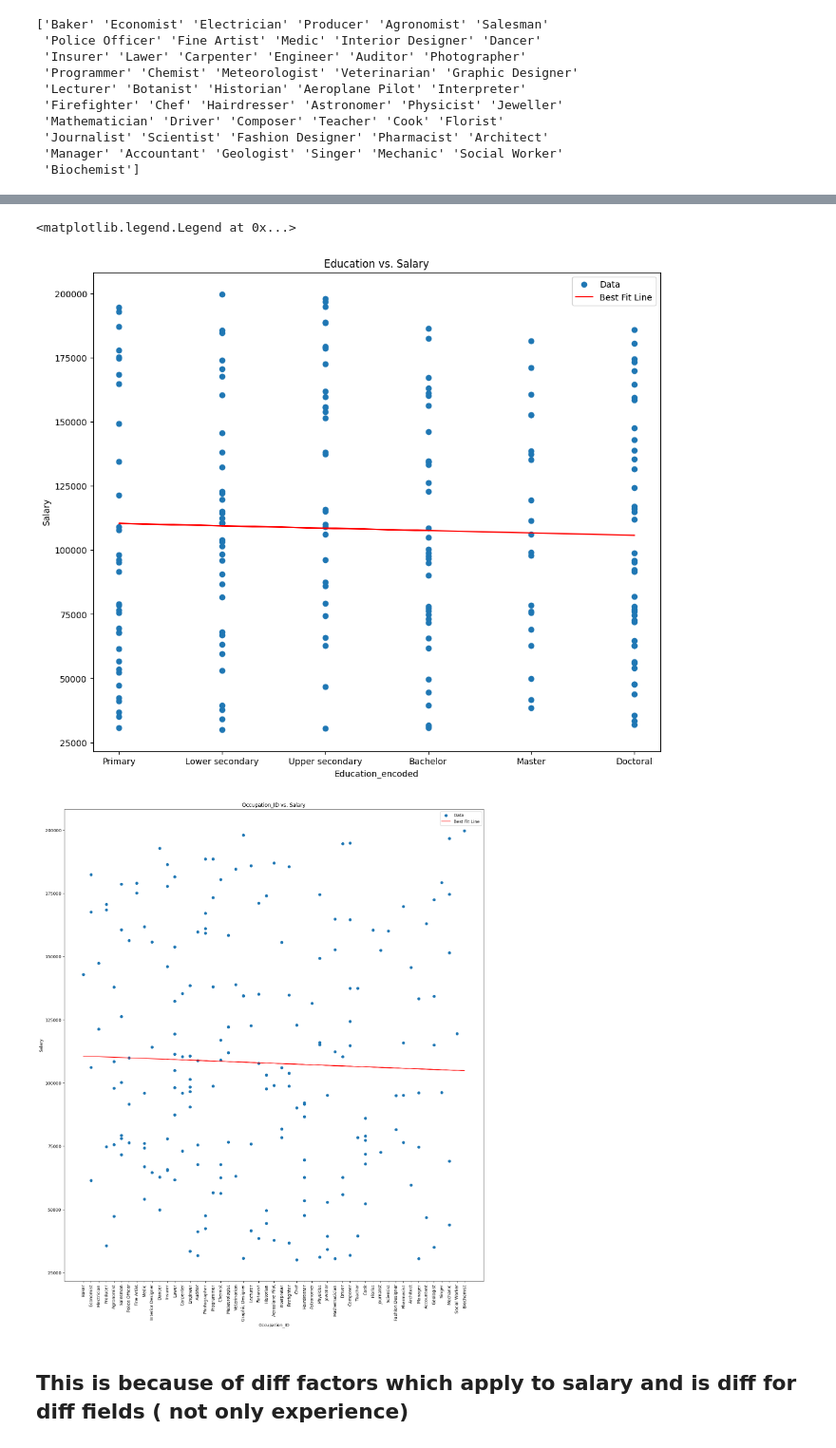
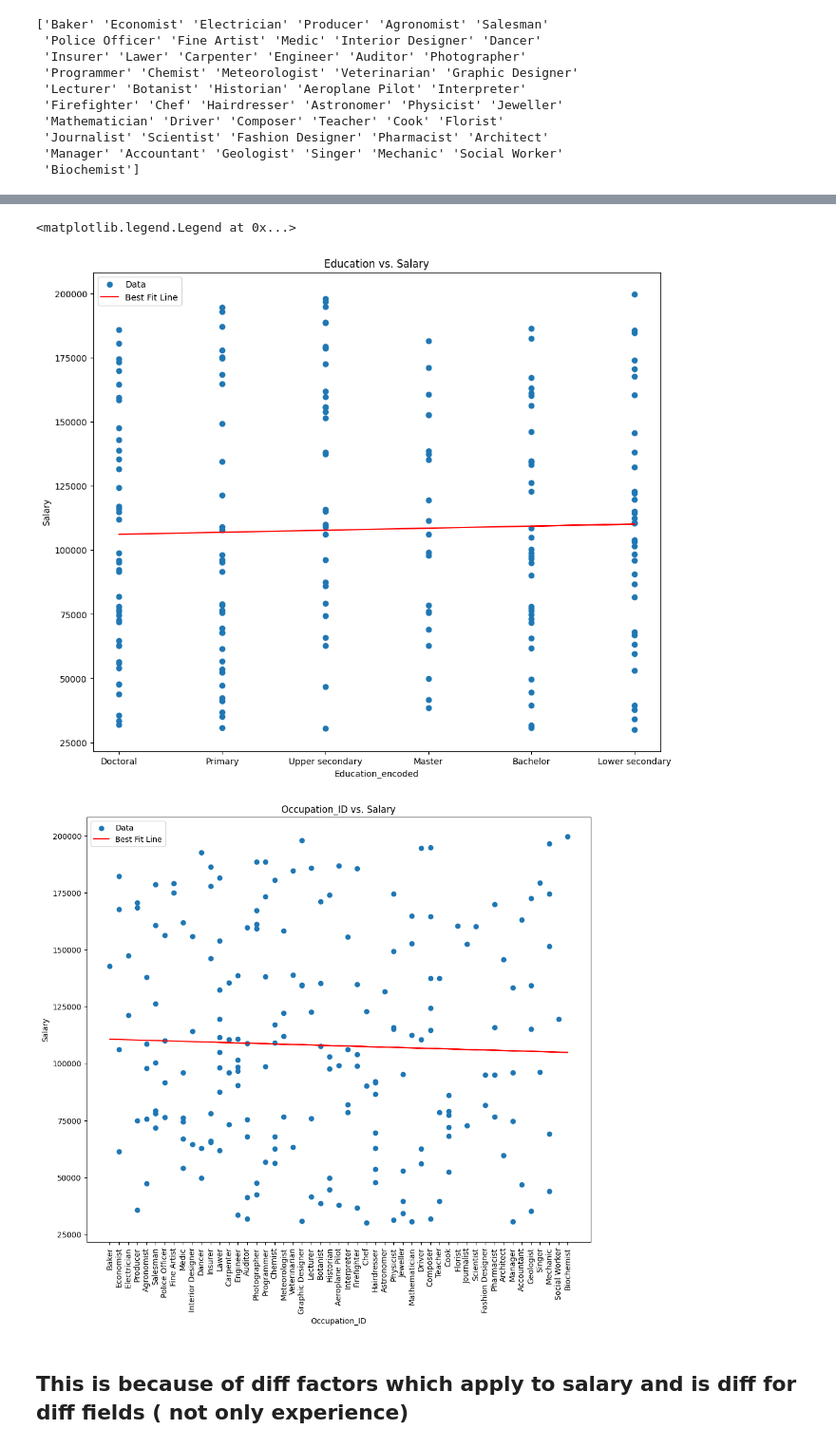
Before and after one commit to bhavyanarnoli/MachineLearning-CSE543, a Jupyter notebook: Assignment2/BhavyaNarnoli-2021316-asssignment-2.ipynb, the cells around one changed output, grey strips where cells are left out. Shown at 95% size. Saved outputs shown, nothing was run; the diff lists cells and outputs as text; code cells hidden in the pictures.

```diff
--- a/Assignment2/BhavyaNarnoli-2021316-asssignment-2.ipynb
+++ b/Assignment2/BhavyaNarnoli-2021316-asssignment-2.ipynb
@@ -113,7 +113,8 @@ column_values = df['Education']
 
     # Calculate unique values and their counts
 unique_values, value_counts = column_values.unique(), column_values.value_counts()
-
+education_mapping = {education : idx+1 for idx, education in enumerate(unique_values)}
+print(education_mapping)
     # Iterate through unique values and print both the value and the number of rows
 
 print(value_counts)
@@ -128,12 +130,3 @@ Master             21
 Name: count, dtype: int64
 # %% [markdown]
 ## Mapping the values to primary - 1 , Lower secondary - 2 , Upper secondary - 3 , Bachelor - 4 , Master - 5 , Doctoral - 6
-# %%
-education_mapping = {
-    'Primary': 1,
-    'Lower secondary': 2,
-    'Upper secondary': 3,
-    'Bachelor': 4,
-    'Master': 5,
-    'Doctoral': 6
-}
@@ -193,12 +188,25 @@ Education_encoded
 Name: Salary, dtype: int64
 # %%
 
+import numpy as np
+
+# Assuming you have your data in 'Education_encoded' and 'Salary' as NumPy arrays
+education_encoded = data['Education_encoded']  # Assuming this is a NumPy array
+salary = df['Salary']  # Assuming this is a NumPy array
+
+# Create a design matrix by adding a column of ones for the intercept term
+X = np.column_stack((np.ones_like(education_encoded), education_encoded))
+
+# Perform OLS regression
+coefficients = np.linalg.inv(X.T @ X) @ X.T @ salary
+
+# The coefficients represent the intercept and slope (m_ed) of the best-fit line
+c_ed, m_ed = coefficients[0], coefficients[1]
+
+# The result is stored in 'intercept' and 'm_ed'
 
 
-m_ed, c_ed = calculate_best_fit(data['Education_encoded'], df['Salary'])
-
-m_experience, c_experience = calculate_best_fit(data['Experience (Years)'], data['Salary'])
-
+# m_ed, c_ed = calculate_best_fit(data['Education_encoded'], df['Salary'])
 # Plot the data points
 plt.figure(figsize=(40,10))
 
@@ -213,25 +221,42 @@ plt.title('Education vs. Salary')
 plt.legend()
 # %% [output]
 <matplotlib.legend.Legend at 0x...>
-[figure, old version]
+[figure, new version]
 # %%
-m_ed, c_ed = calculate_best_fit(data['Occupation_ID'], data['Salary'])
 
-plt.figure(figsize=(60, 20))
+
+# Assuming you have your data in 'Education_encoded' and 'Salary' as NumPy arrays
+occupation_encoded = data['Occupation_ID']  # Assuming this is a NumPy array
+salary = df['Salary']  # Assuming this is a NumPy array
+
+# Create a design matrix by adding a column of ones for the intercept term
+X = np.column_stack((np.ones_like(occupation_encoded), occupation_encoded))
+
+# Perform OLS regression
+coefficients = np.linalg.inv(X.T @ X) @ X.T @ salary
+
+# The coefficients represent the intercept and slope (m_ed) of the best-fit line
+c_oc, m_oc = coefficients[0], coefficients[1]
+
+# The result is stored in 'intercept' and 'm_ed'
+
+
+
+plt.figure(figsize=(40, 10))
 plt.subplot(1, 3, 2)
 
 plt.scatter(data['Occupation_ID'], data['Salary'], label='Data')
-plt.plot(data['Occupation_ID'], m_ed * data['Occupation_ID'] + c_ed, 'r', label='Best Fit Line')
+plt.plot(data['Occupation_ID'], m_oc * data['Occupation_ID'] + c_oc, 'r', label='Best Fit Line')
 plt.xlabel('Occupation_ID')
 plt.ylabel('Salary')
 plt.xticks(list(occupation_mapping.values()), list(occupation_mapping.keys()), rotation = 90)  # Set custom x-axis labels
 
 plt.title('Occupation_ID vs. Salary')
 plt.legend()
 
 plt.show()
 # %% [output]
-[figure, old version]
+[figure, new version]
 # %% [markdown]
 ## This is because of diff factors which apply to salary and is diff for diff fields ( not only experience)
 # %%
```
Also changed, not shown: parts of 14 cells of this notebook, 1 other file.
